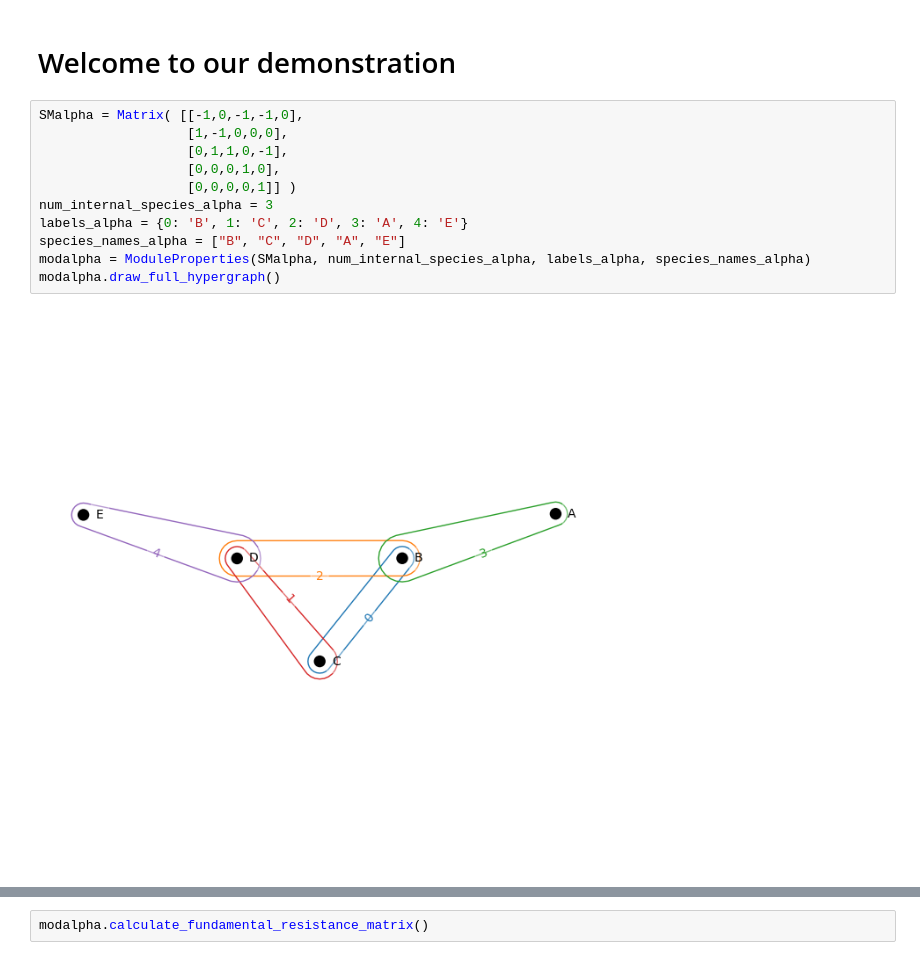
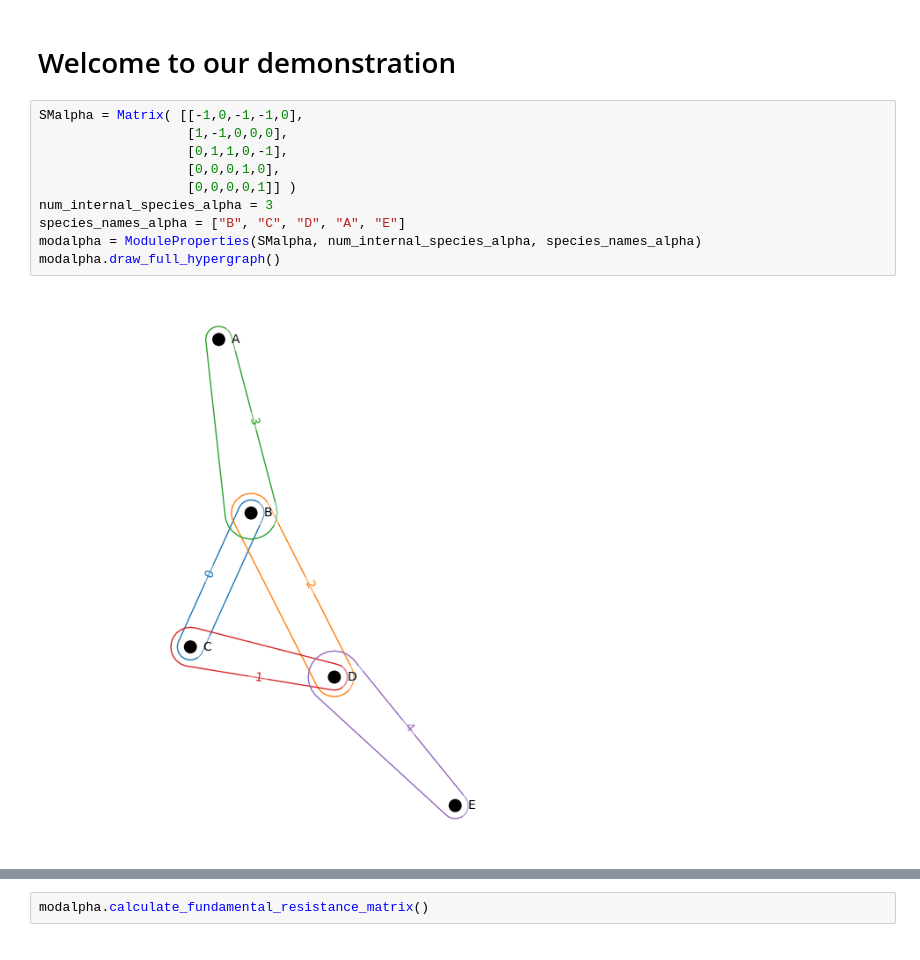
Before and after one commit to FTurci/conductance-chem-net, a Jupyter notebook: students/Jed/notebook_example.ipynb, the cells around one changed output, grey strips where cells are left out. Saved outputs shown, nothing was run; the diff lists cells and outputs as text.

```diff
--- a/students/Jed/notebook_example.ipynb
+++ b/students/Jed/notebook_example.ipynb
@@ -12,16 +12,15 @@ from my_objects import ModuleProperties, CombiningModules
 # %%
 SMalpha = Matrix( [[-1,0,-1,-1,0],
                    [1,-1,0,0,0],
                    [0,1,1,0,-1],
                    [0,0,0,1,0],
                    [0,0,0,0,1]] )
 num_internal_species_alpha = 3
-labels_alpha = {0: 'B', 1: 'C', 2: 'D', 3: 'A', 4: 'E'}
 species_names_alpha = ["B", "C", "D", "A", "E"]
-modalpha = ModuleProperties(SMalpha, num_internal_species_alpha, labels_alpha, species_names_alpha)
+modalpha = ModuleProperties(SMalpha, num_internal_species_alpha, species_names_alpha)
 modalpha.draw_full_hypergraph()
 # %% [output]
-[figure, old version]
+[figure, new version]
 # %% [markdown]
 #### This is a hypergraph. It represents a chemical reaction network with five chemical species labelled as nodes from A to E. It also describes a set of reversible reactions as bubbles around these nodes labelled from 0 to 4
 
```
Also changed, not shown: parts of 10 cells of this notebook, 4 other files.
